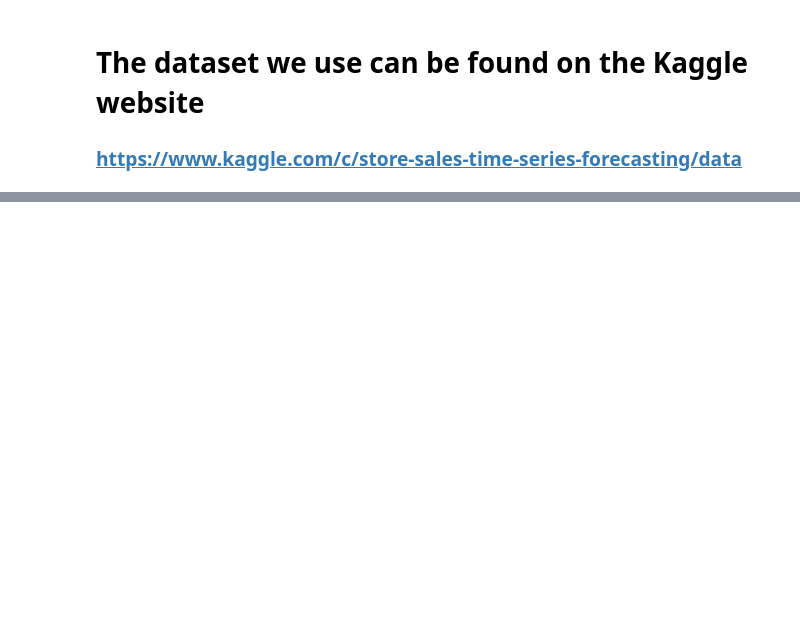
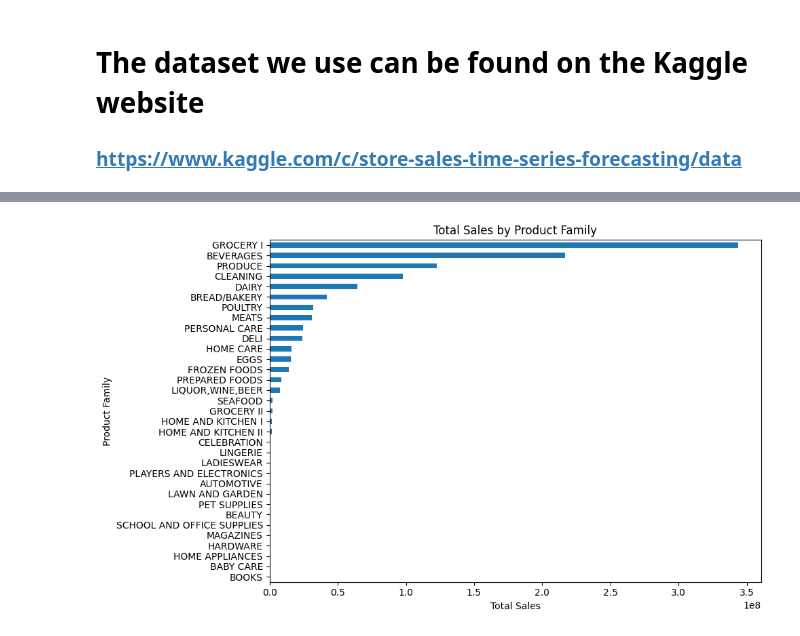
Before and after one commit to gregloos/Store-Sales-Forecasting, a Jupyter notebook: forecasting.ipynb, the cells around one changed output, grey strips where cells are left out. Cells and saved outputs as stored; diff of their text form; code cells hidden in the pictures; blank space fills up the shorter version.

```diff
--- a/forecasting.ipynb
+++ b/forecasting.ipynb
@@ -18,0 +87,12 @@ train_data.head(5)
+# %%
+family_sales = data.groupby('family')['sales'].sum().sort_values()
+
+plt.figure(figsize=(10, 6))
+family_sales.plot(kind='barh')
+plt.title('Total Sales by Product Family')
+plt.xlabel('Total Sales')
+plt.ylabel('Product Family')
+plt.tight_layout()
+plt.show()
+# %% [output]
+[figure, added]
```
Also changed, not shown: parts of 13 cells of this notebook.
